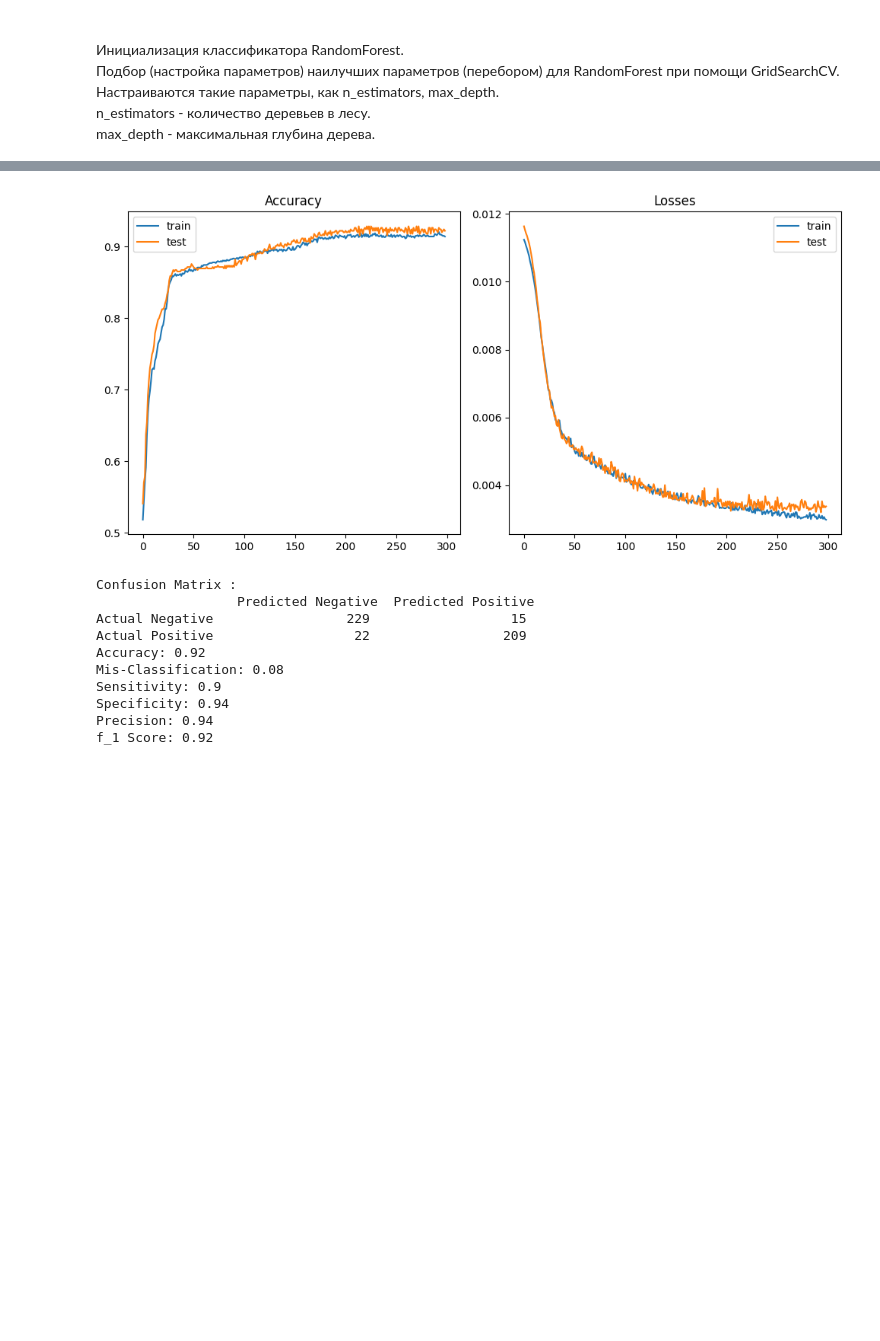
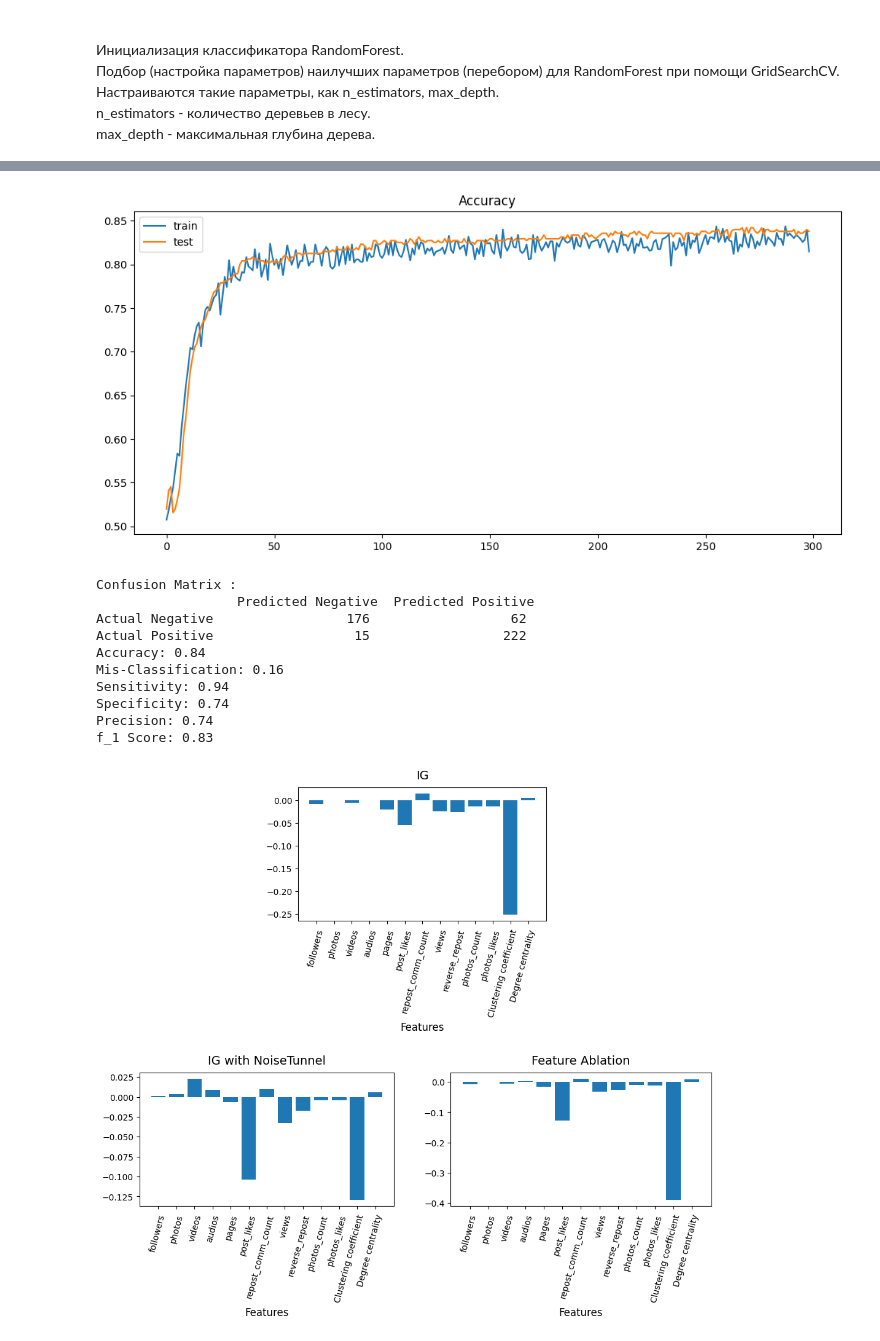
Before and after one commit to BerdnikovAA/rnf, a Jupyter notebook: social_success.ipynb, the cells around one changed output, grey strips where cells are left out. Drawn from its saved outputs; the diff is of its cells as text; code cells hidden in the pictures; blank space fills up the shorter version.

```diff
--- a/social_success.ipynb
+++ b/social_success.ipynb
@@ -243,7 +255,7 @@ def compute_cm(ml_model, dataloader):
 
     for batch, (X, y) in enumerate(dataloader):
 
-        y_pred.extend(torch.round(ml_model(X)).detach().numpy())
+        y_pred.extend(ml_model(X).argmax(dim=1).tolist())
         y_true.extend(y.tolist())
 
     cm = confusion_matrix(y_true, y_pred)
@@ -329,7 +417,7 @@ def sklearn_ml(X_drugel, y_drugel, X_train, y_train, X_test, y_test):
 В качестве основной метрики оценки работы модели MLP используется accuracy (точность).<br>
 В данном случае можно использовать accuracy, так как набор данных сбалансирован (одиноваковое количество данных с метками классов 0 и 1).
 # %%
-def nn_model(X_train, X_test, y_train, y_test, current_df):
+def nn_model(X_train, X_test, y_train, y_test, current_df, dataset_name):
     train_ds = MyDataset(X_train, y_train)
     test_ds = MyDataset(X_test, y_test)
 
@@ -338,36 +426,33 @@ def nn_model(X_train, X_test, y_train, y_test, current_df):
 
     model = MLP(num_feats=current_df.shape[1])
 
-    loss = nn.BCELoss()
-    lr = 5e-4
     epochs = 300
-    optimizer = torch.optim.Adam(model.parameters(), lr=lr)
 
-    losses = {'train': [], 'test': []}
     accs = {'train': [], 'test': []}
 
     for i in range(1, epochs):
         print(f'Epoch: {i}')
-        train_avg_loss, train_acc = train(train_loader, model, loss, optimizer)
-        test_avg_loss, test_acc = test(test_loader, model, loss)
-        print(f'Train avg loss: {train_avg_loss}, train acc: {train_acc}')
-        print(f'Test avg loss: {test_avg_loss}, test acc: {test_acc}')
-        losses['train'].append(train_avg_loss)
-        losses['test'].append(test_avg_loss)
+        train_acc = train(train_loader, model)
+        test_acc = test(test_loader, model)
+        print(f'train acc: {train_acc}')
+        print(f'test acc: {test_acc}')
+
         accs['train'].append(train_acc)
         accs['test'].append(test_acc)
 
-    fig, axes = plt.subplots(1, 2, figsize=(10, 5))
-    axes[0].plot(accs['train'], label='train')
-    axes[0].plot(accs['test'], label='test')
-    axes[0].legend()
-    axes[0].set_title('Accuracy')
-    axes[1].plot(losses['train'], label='train')
-    axes[1].plot(losses['test'], label='test')
-    axes[1].legend()
-    axes[1].set_title('Losses')
+    fig = plt.figure(figsize=(10, 5))
+    plt.plot(accs['train'], label='train')
+    plt.plot(accs['test'], label='test')
+    plt.legend()
+    plt.title('Accuracy')
     plt.tight_layout()
 
+    plt.savefig(dataset_name + '_accuracy.png', dpi=300)
     plt.show()
 
     compute_cm(model, test_loader)
+
+    features_names = X_test.columns.tolist()
+
+    test_input_tensor = torch.from_numpy(X_test.to_numpy()).type(torch.FloatTensor)
+    captum_nn(model, test_input_tensor, features_names, dataset_name)
@@ -374,4 +465,4 @@ def nn_model(X_train, X_test, y_train, y_test, current_df):
 # %%
-sklearn_ml(df_drugel, target_drugel, X_drugel_train, y_drugel_train, X_drugel_test, y_drugel_test)
+sklearn_ml(df_drugel, target_drugel, X_drugel_train, y_drugel_train, X_drugel_test, y_drugel_test, 'Дружелюбие')
 # %% [output]
      Classifier  Valid accuracy
@@ -380,4 +475,4 @@ sklearn_ml(df_drugel, target_drugel, X_drugel_train, y_drugel_train, X_drugel_te
 # %%
-nn_model(X_drugel_train, X_drugel_test, y_drugel_train, y_drugel_test, df_drugel)
+nn_model(X_drugel_train, X_drugel_test, y_drugel_train, y_drugel_test, df_drugel, 'Дружелюбие')
 # %% [output]
 Epoch: 1
@@ -400,11 +495,12 @@ Test avg loss: 0.0033804853966361596, test acc: 0.9221052631578948
-[figure, old version]
+[figure, new version]
 Confusion Matrix :
                   Predicted Negative  Predicted Positive
-Actual Negative                 229                  15
-Actual Positive                  22                 209
-Accuracy: 0.92
-Mis-Classification: 0.08
-Sensitivity: 0.9
-Specificity: 0.94
-Precision: 0.94
-f_1 Score: 0.92
+Actual Negative                 176                  62
+Actual Positive                  15                 222
+Accuracy: 0.84
+Mis-Classification: 0.16
+Sensitivity: 0.94
+Specificity: 0.74
+Precision: 0.74
+f_1 Score: 0.83
+[figure, added]
```
Also changed, not shown: parts of 22 cells of this notebook.
